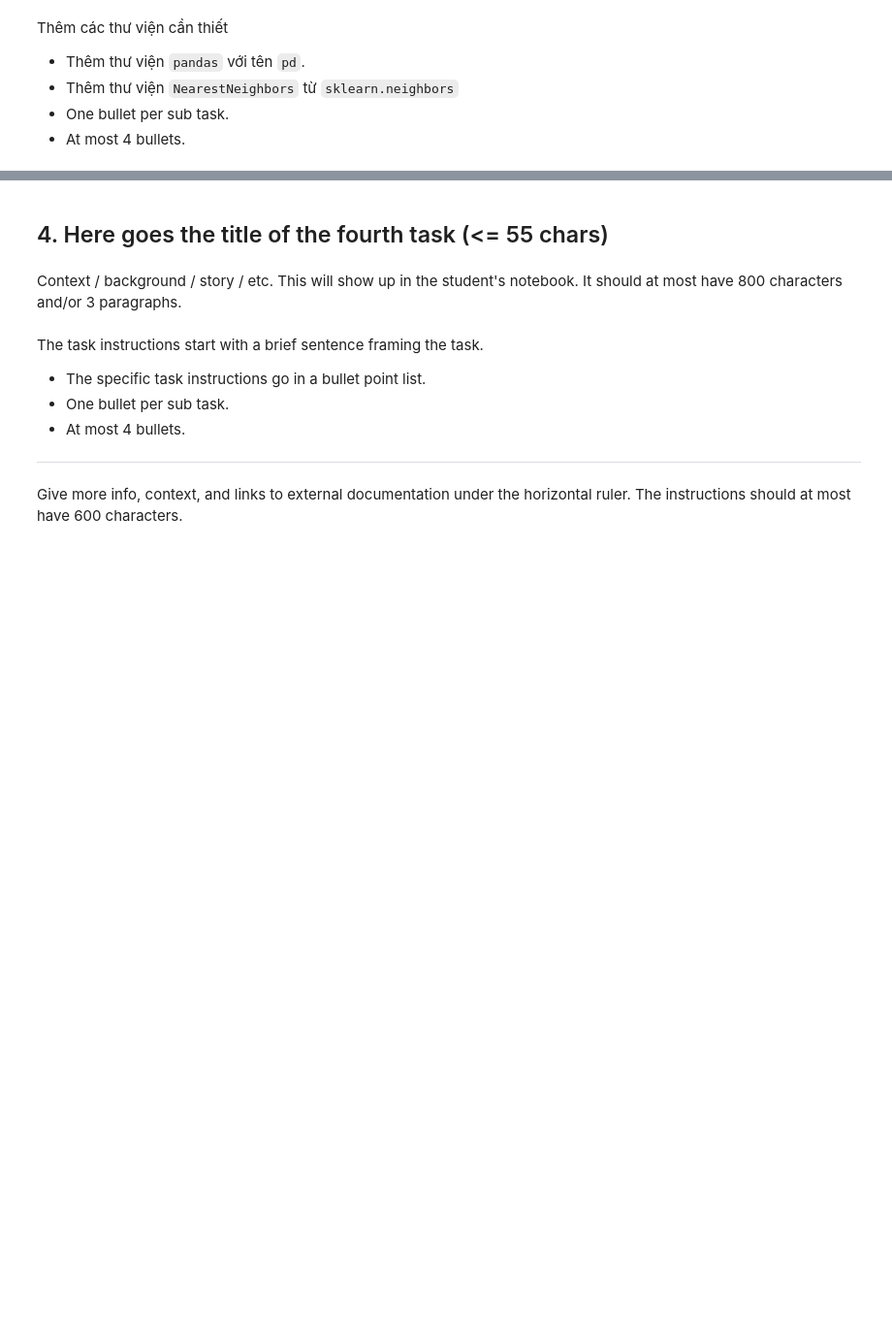
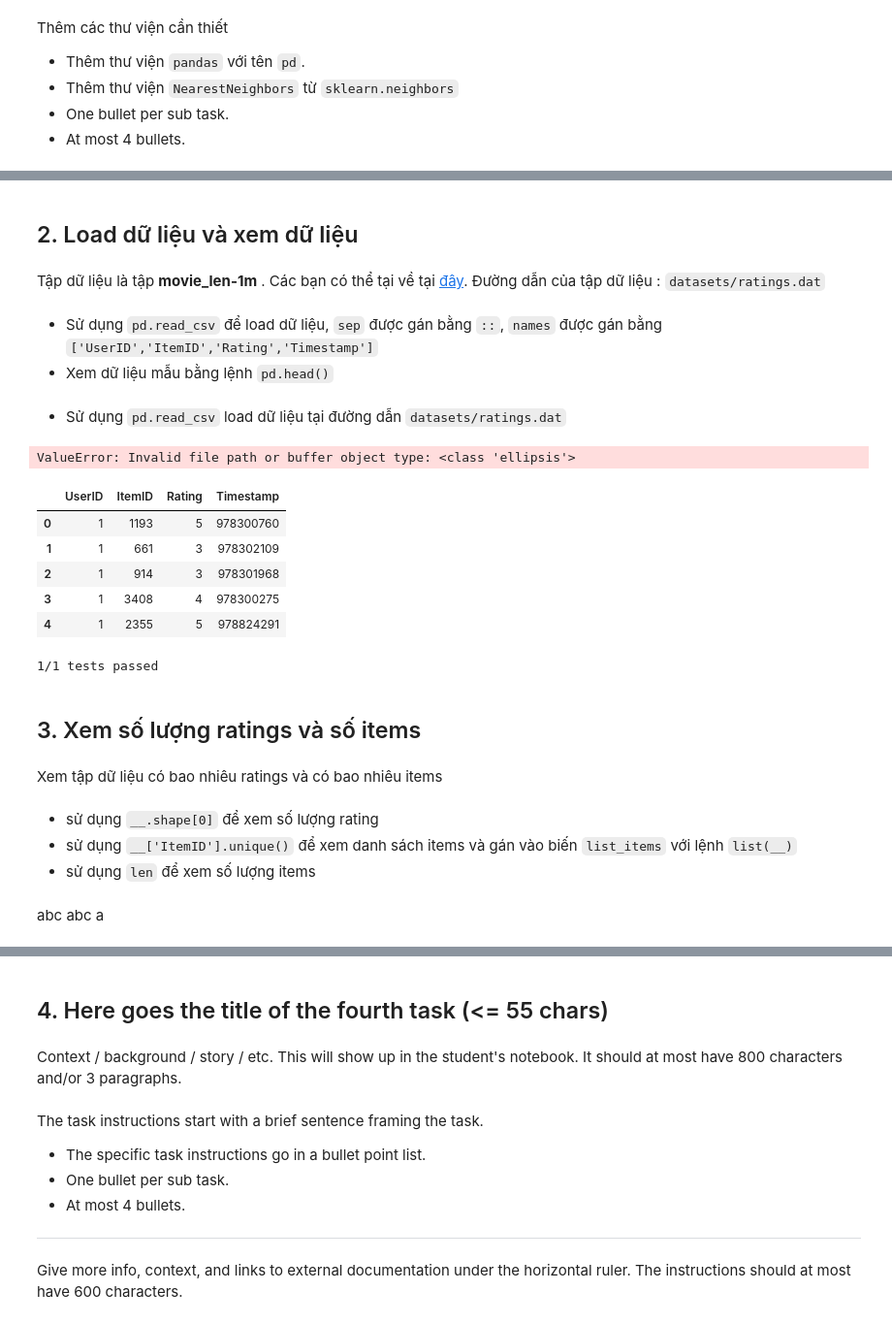
Before and after one commit to lhduc94/KNN-Colaborative-Filtering, a Jupyter notebook: project.ipynb, the cells around one changed output, grey strips where cells are left out. Shown at 97% size. Drawn from its saved outputs; the diff is of its cells as text; code cells hidden in the pictures; blank space fills up the shorter version.

```diff
--- a/project.ipynb
+++ b/project.ipynb
@@ -157,0 +46,51 @@ def test_example():
+# %% [markdown]
+## 2. Load dữ liệu và xem dữ liệu
+# %% [markdown]
+Tập dữ liệu là tập __movie_len-1m__ .
+Các bạn có thể tại về tại [đây](https://grouplens.org/datasets/movielens/1m/).
+Đường dẫn của tập dữ liệu : `datasets/ratings.dat`
+# %% [markdown]
+- Sử dụng `pd.read_csv` để load dữ liệu, `sep` được gán bằng `::`, `names` được gán bằng `['UserID','ItemID','Rating','Timestamp']`
+- Xem dữ liệu mẫu bằng lệnh `pd.head()`
+# %% [markdown]
+- Sử dụng `pd.read_csv` load dữ liệu tại đường dẫn `datasets/ratings.dat`
+# %%
+#Load dữ liệu
+ratings = pd.read_csv(...,sep=...,names=...)
+#Xem dữ liệu mẫu
+...
+# %% [output]
+ValueError: Invalid file path or buffer object type: <class 'ellipsis'>
+# %%
+#Load dữ liệu
+ratings = pd.read_csv('datasets/ratings.dat',sep='::',names=['UserID','ItemID','Rating','Timestamp'])
+#Xem dữ liệu mẫu
+ratings.head()
+# %% [output]
+|  | UserID | ItemID | Rating | Timestamp |
+| 0 | 1 | 1193 | 5 | 978300760 |
+| 1 | 1 | 661 | 3 | 978302109 |
+| 2 | 1 | 914 | 3 | 978301968 |
+| 3 | 1 | 3408 | 4 | 978300275 |
+| 4 | 1 | 2355 | 5 | 978824291 |
+# %%
+%%nose
+
+def test_ratings_correctly_loaded():
+    correct_ratings = pd.read_csv('datasets/ratings.dat',sep='::',names=['UserID','ItemID','Rating','Timestamp'])
+    try:
+        pd.testing.assert_frame_equal(ratings, correct_ratings)
+    except AssertionError:
+        assert False, "xem lại đã chính xác chưa"
+# %% [output]
+1/1 tests passed
+# %% [markdown]
+## 3. Xem số lượng ratings và số items
+# %% [markdown]
+Xem tập dữ liệu có bao nhiêu ratings và có bao nhiêu items
+# %% [markdown]
+- sử dụng `__.shape[0]` để xem số lượng rating
+- sử dụng `__['ItemID'].unique()` để xem danh sách items và gán vào biến `list_items` với lệnh `list(__)`
+- sử dụng `len` để xem số lượng items
+# %% [markdown]
+abc abc a
```
Also changed, not shown: parts of 22 cells of this notebook.
